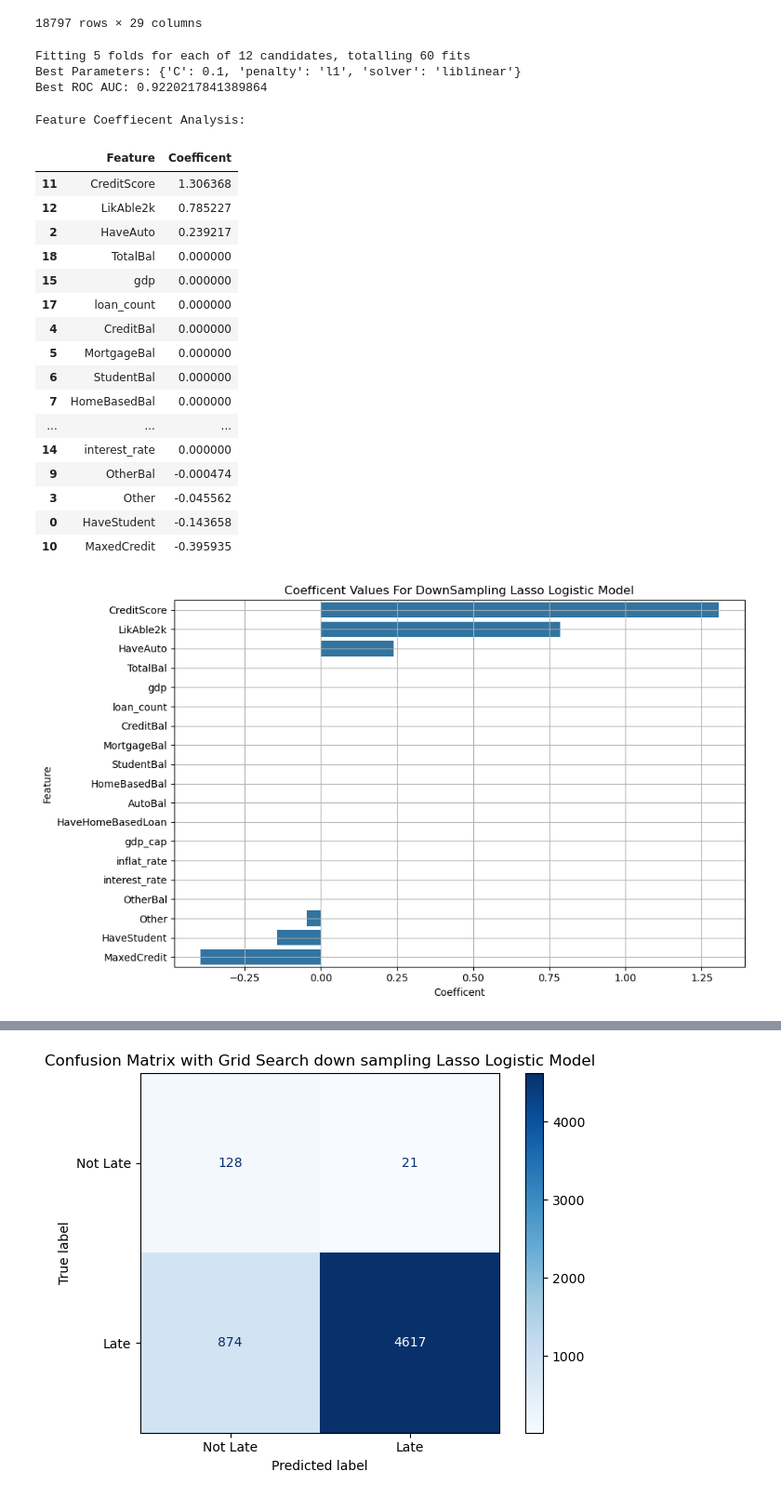
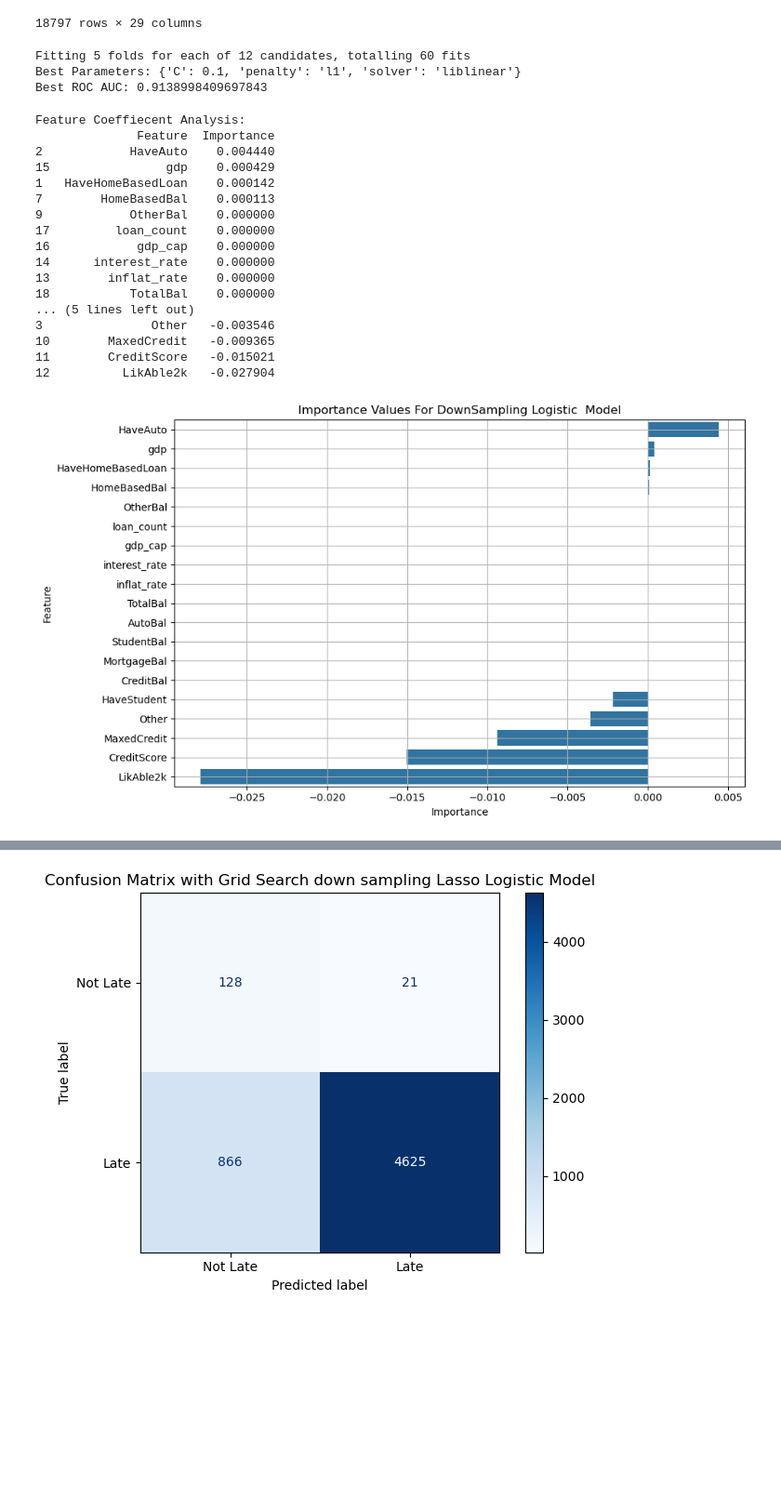
Before and after one commit to yzhao2433/LoanDelinquencyProject, a Jupyter notebook: data_prepartion.ipynb, the cells around one changed output, grey strips where cells are left out. Shown at 93% size. Saved outputs shown, nothing was run; the diff lists cells and outputs as text; code cells hidden in the pictures; blank space fills up the shorter version.

Commit message:
Added All models

```diff
--- a/data_prepartion.ipynb
+++ b/data_prepartion.ipynb
@@ -603,46 +605,49 @@ grid_search = GridSearchCV(
 
 # Use your resampled data here
 grid_search.fit(X_train_scaled_down, y_train_down)
-log_up = grid_search.best_estimator_
+log_down = grid_search.best_estimator_
 # Print the best parameters and the best score
 print("Best Parameters:", grid_search.best_params_)
 print("Best ROC AUC:", grid_search.best_score_)
 # %% [output]
 Fitting 5 folds for each of 12 candidates, totalling 60 fits
 Best Parameters: {'C': 0.1, 'penalty': 'l1', 'solver': 'liblinear'}
-Best ROC AUC: 0.9220217841389864
+Best ROC AUC: 0.9138998409697843
-# %%
-print("\nFeature Coeffiecent Analysis:")
-feature_importance = pd.DataFrame({
-    'Feature': feature_names,
-    'Coefficent': log_up.coef_[0]
-}).sort_values('Coefficent', ascending=False)
-feature_importance
-# %% [output]
-Feature Coeffiecent Analysis:
-|  | Feature | Coefficent |
-| 11 | CreditScore | 1.306368 |
-| 12 | LikAble2k | 0.785227 |
-| 2 | HaveAuto | 0.239217 |
-| 18 | TotalBal | 0.000000 |
-| 15 | gdp | 0.000000 |
-| 17 | loan_count | 0.000000 |
-| 4 | CreditBal | 0.000000 |
-| 5 | MortgageBal | 0.000000 |
-| 6 | StudentBal | 0.000000 |
-| 7 | HomeBasedBal | 0.000000 |
-| ... | ... | ... |
-| 14 | interest_rate | 0.000000 |
-| 9 | OtherBal | -0.000474 |
-| 3 | Other | -0.045562 |
-| 0 | HaveStudent | -0.143658 |
-| 10 | MaxedCredit | -0.395935 |
 # %%
+
+# Make sure your model is already fitted
+result = permutation_importance(log_down, X_test_scaled, y_test, n_repeats=50, random_state=42, n_jobs=-1)
+print("\nFeature Coeffiecent Analysis:")
+# Build DataFrame
+log_feature_down = pd.DataFrame({
+    'Feature': X_test.columns,
+    'Importance': result.importances_mean
+}).sort_values('Importance', ascending=False)
+
+print(log_feature_down)
+
 plt.figure(figsize=(10, 6))
-sns.barplot(x='Coefficent', y='Feature', data=feature_importance)
-plt.title('Coefficent Values For DownSampling Lasso Logistic Model')
+sns.barplot(x='Importance', y='Feature', data=log_feature_down)
+plt.title('Importance Values For DownSampling Logistic  Model')
 plt.tight_layout()
 plt.grid(True)
 # %% [output]
+Feature Coeffiecent Analysis:
+              Feature  Importance
+2            HaveAuto    0.004440
+15                gdp    0.000429
+1   HaveHomeBasedLoan    0.000142
+7        HomeBasedBal    0.000113
+9            OtherBal    0.000000
+17         loan_count    0.000000
+16            gdp_cap    0.000000
+14      interest_rate    0.000000
+13        inflat_rate    0.000000
+18           TotalBal    0.000000
+... (5 lines left out)
+3               Other   -0.003546
+10        MaxedCredit   -0.009365
+11        CreditScore   -0.015021
+12          LikAble2k   -0.027904
-[figure, old version]
+[figure, new version]
 # %%
```
Also changed, not shown: parts of 34 cells of this notebook.
